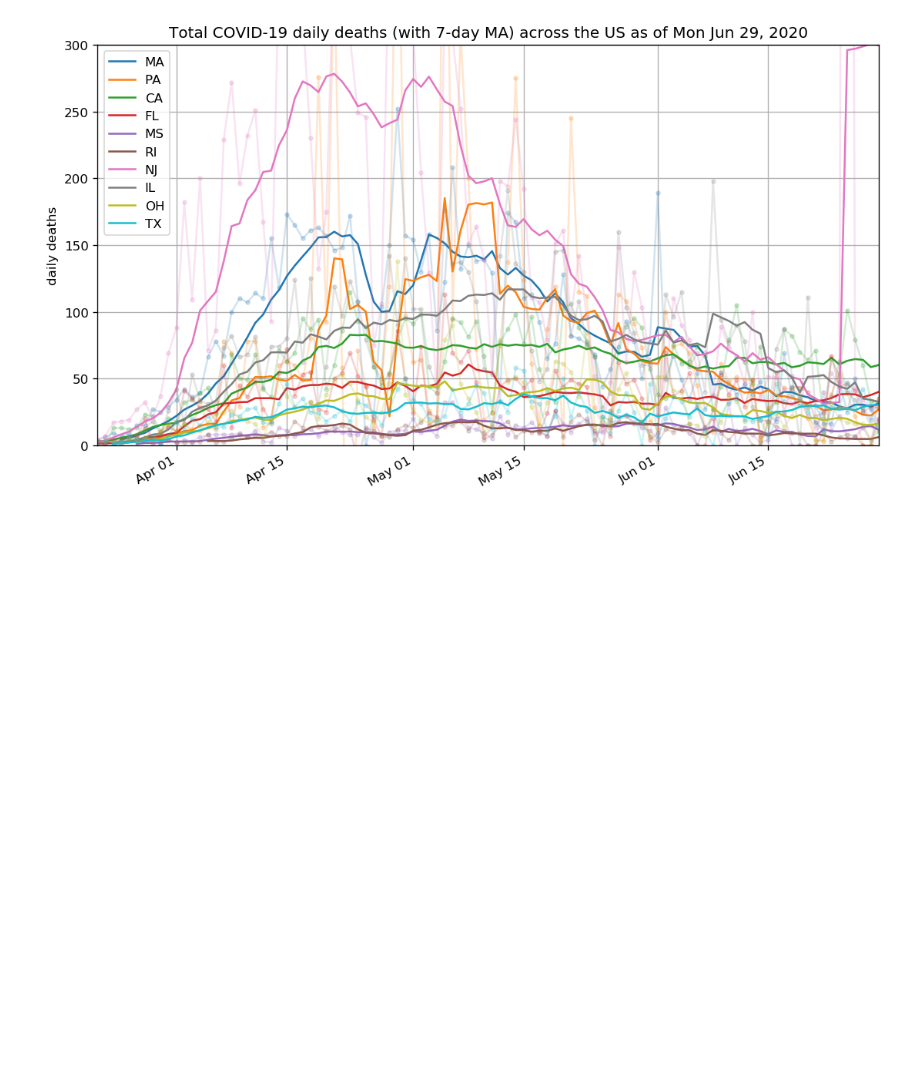
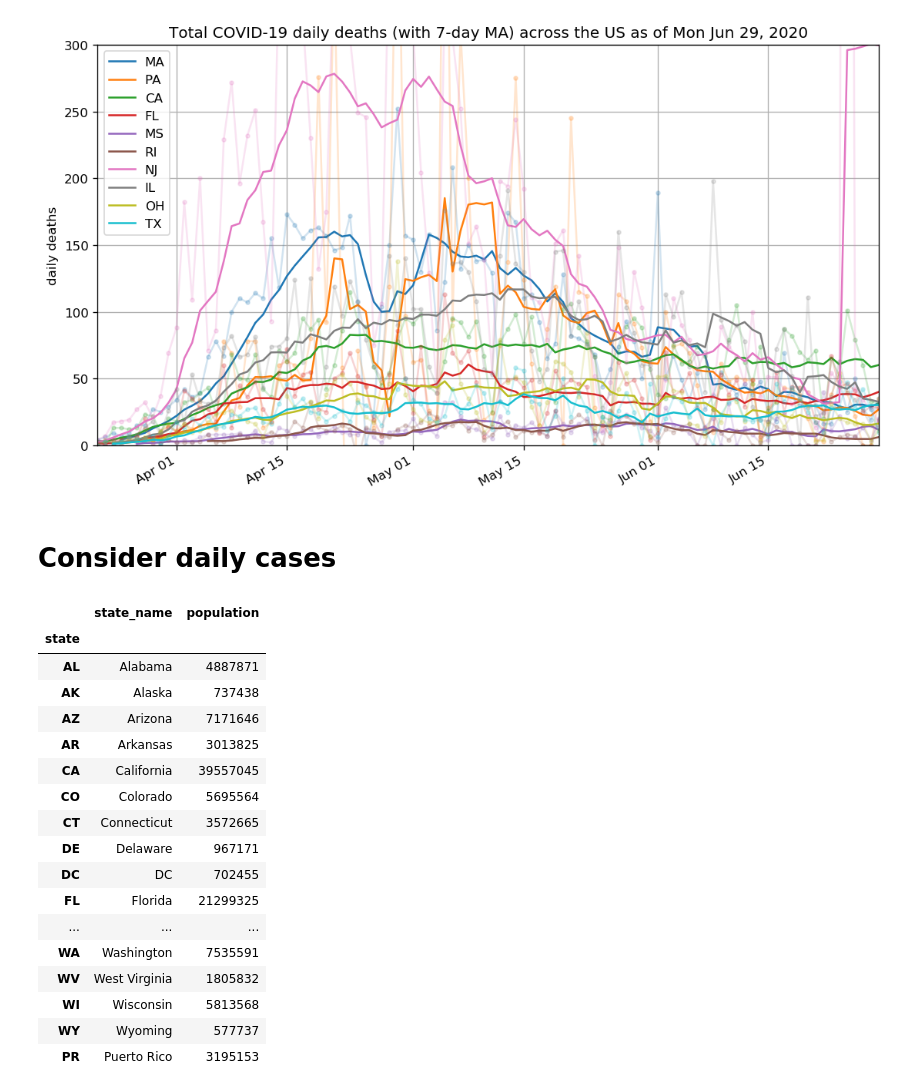
Before and after one commit to LaurentLessard/covid19, a Jupyter notebook: covid_us.ipynb, the cells around one changed output. Cells and saved outputs as stored; diff of their text form; code cells hidden in the pictures; blank space fills up the shorter version.

```diff
--- a/covid_us.ipynb
+++ b/covid_us.ipynb
@@ -175,3 +175,26 @@ plt.tight_layout(pad=0)
 plt.savefig("figures/states_daily_deaths_vs_time.png")
 # %% [output]
 [figure]
+# %% [markdown]
+# Consider daily cases
+# %%
+df_pop.loc[""]
+# %% [output]
+|  | state_name | population |
+| state |  |  |
+| AL | Alabama | 4887871 |
+| AK | Alaska | 737438 |
+| AZ | Arizona | 7171646 |
+| AR | Arkansas | 3013825 |
+| CA | California | 39557045 |
+| CO | Colorado | 5695564 |
+| CT | Connecticut | 3572665 |
+| DE | Delaware | 967171 |
+| DC | DC | 702455 |
+| FL | Florida | 21299325 |
+| ... | ... | ... |
+| WA | Washington | 7535591 |
+| WV | West Virginia | 1805832 |
+| WI | Wisconsin | 5813568 |
+| WY | Wyoming | 577737 |
+| PR | Puerto Rico | 3195153 |
```
Also changed, not shown: parts of 5 cells of this notebook, 2 other files.
